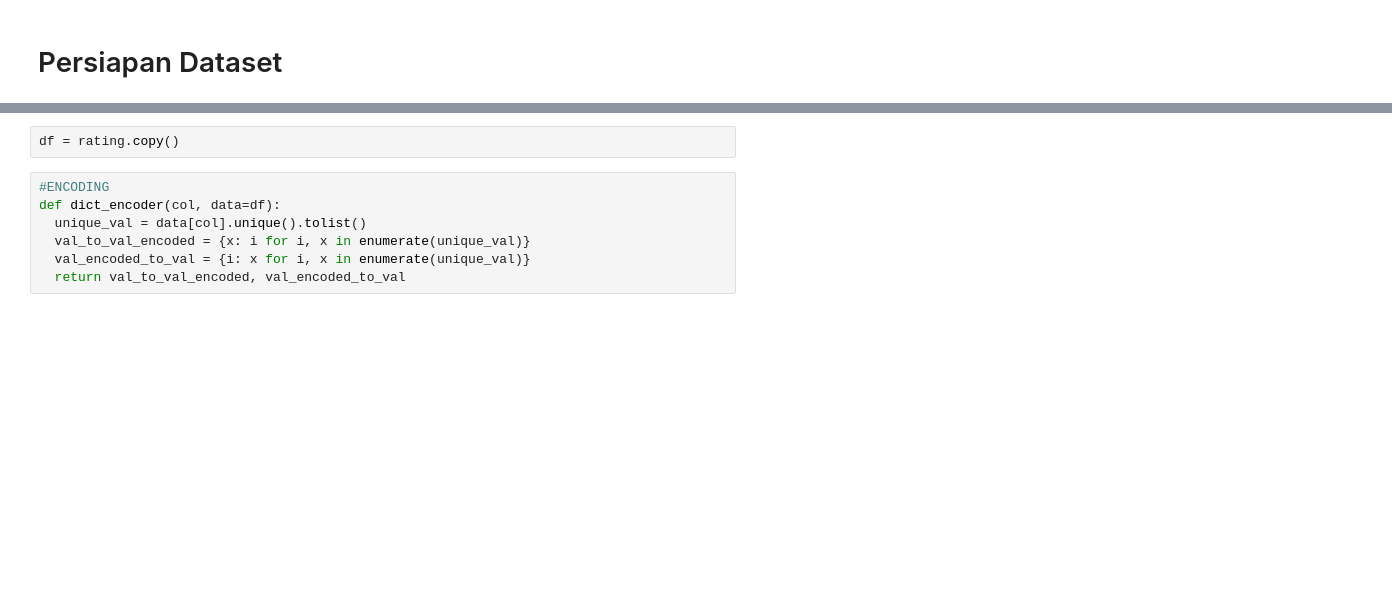
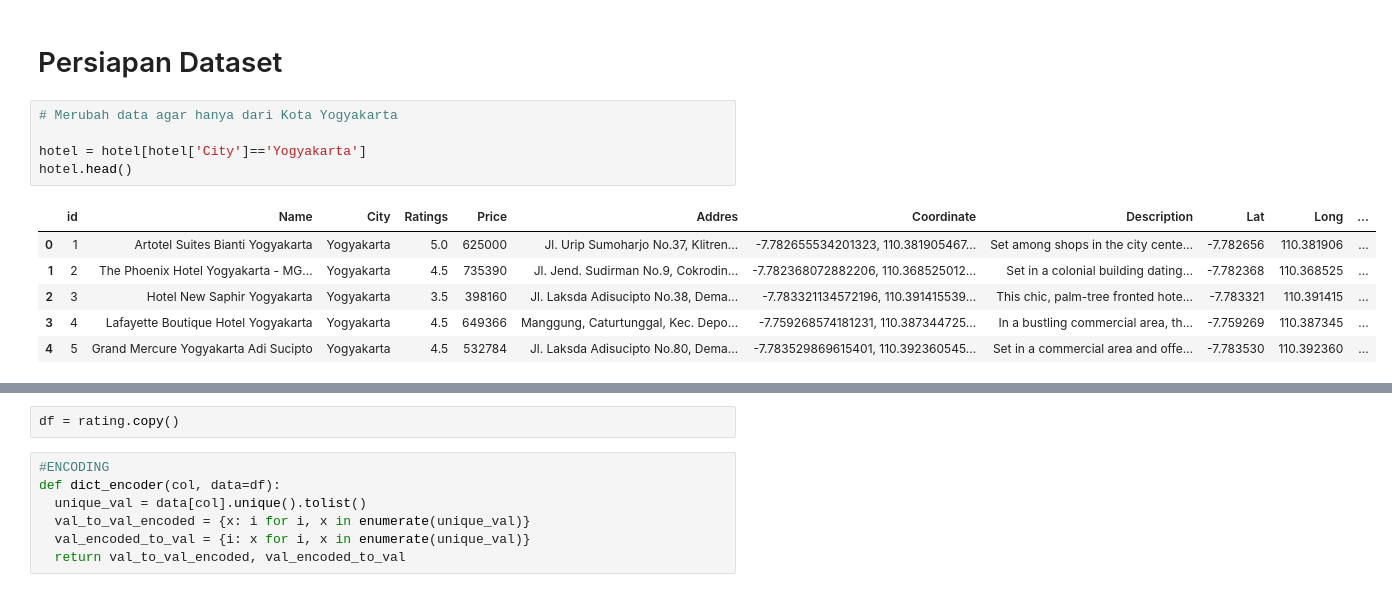
Before and after one commit to HondaString/C22-PS233-TravelKuy, a Jupyter notebook: ML/code/hotel/system_recomendation_hotel_jogyakarta.ipynb, the cells around one changed output, grey strips where cells are left out. Saved outputs shown, nothing was run; the diff lists cells and outputs as text; blank space fills up the shorter version.

```diff
--- a/ML/code/hotel/system_recomendation_hotel_jogyakarta.ipynb
+++ b/ML/code/hotel/system_recomendation_hotel_jogyakarta.ipynb
@@ -38,6 +41,18 @@ hotel : (60, 10)
 user : (300, 3)
 # %% [markdown]
 # Persiapan Dataset
+# %%
+# Merubah data agar hanya dari Kota Yogyakarta
+
+hotel = hotel[hotel['City']=='Yogyakarta']
+hotel.head()
+# %% [output]
+|  | id | Name | City | Ratings | Price | Addres | Coordinate | Description | Lat | Long | ... |
+| 0 | 1 | Artotel Suites Bianti Yogyakarta | Yogyakarta | 5.0 | 625000 | Jl. Urip Sumoharjo No.37, Klitren... | -7.782655534201323, 110.381905467... | Set among shops in the city cente... | -7.782656 | 110.381906 | ... |
+| 1 | 2 | The Phoenix Hotel Yogyakarta - MG... | Yogyakarta | 4.5 | 735390 | Jl. Jend. Sudirman No.9, Cokrodin... | -7.782368072882206, 110.368525012... | Set in a colonial building dating... | -7.782368 | 110.368525 | ... |
+| 2 | 3 | Hotel New Saphir Yogyakarta | Yogyakarta | 3.5 | 398160 | Jl. Laksda Adisucipto No.38, Dema... | -7.783321134572196, 110.391415539... | This chic, palm-tree fronted hote... | -7.783321 | 110.391415 | ... |
+| 3 | 4 | Lafayette Boutique Hotel Yogyakarta | Yogyakarta | 4.5 | 649366 | Manggung, Caturtunggal, Kec. Depo... | -7.759268574181231, 110.387344725... | In a bustling commercial area, th... | -7.759269 | 110.387345 | ... |
+| 4 | 5 | Grand Mercure Yogyakarta Adi Sucipto | Yogyakarta | 4.5 | 532784 | Jl. Laksda Adisucipto No.80, Dema... | -7.783529869615401, 110.392360545... | Set in a commercial area and offe... | -7.783530 | 110.392360 | ... |
 # %%
 rating.head()
 # %% [output]
```
Also changed, not shown: parts of 18 cells of this notebook, 1 other file.
